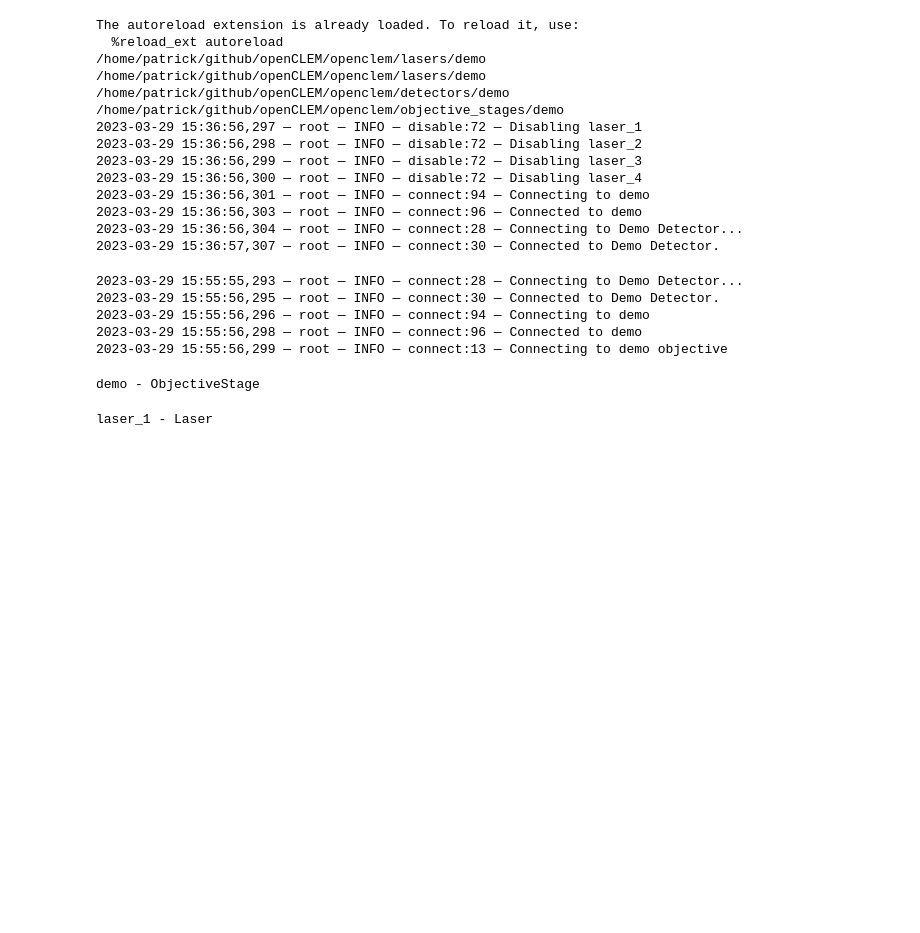
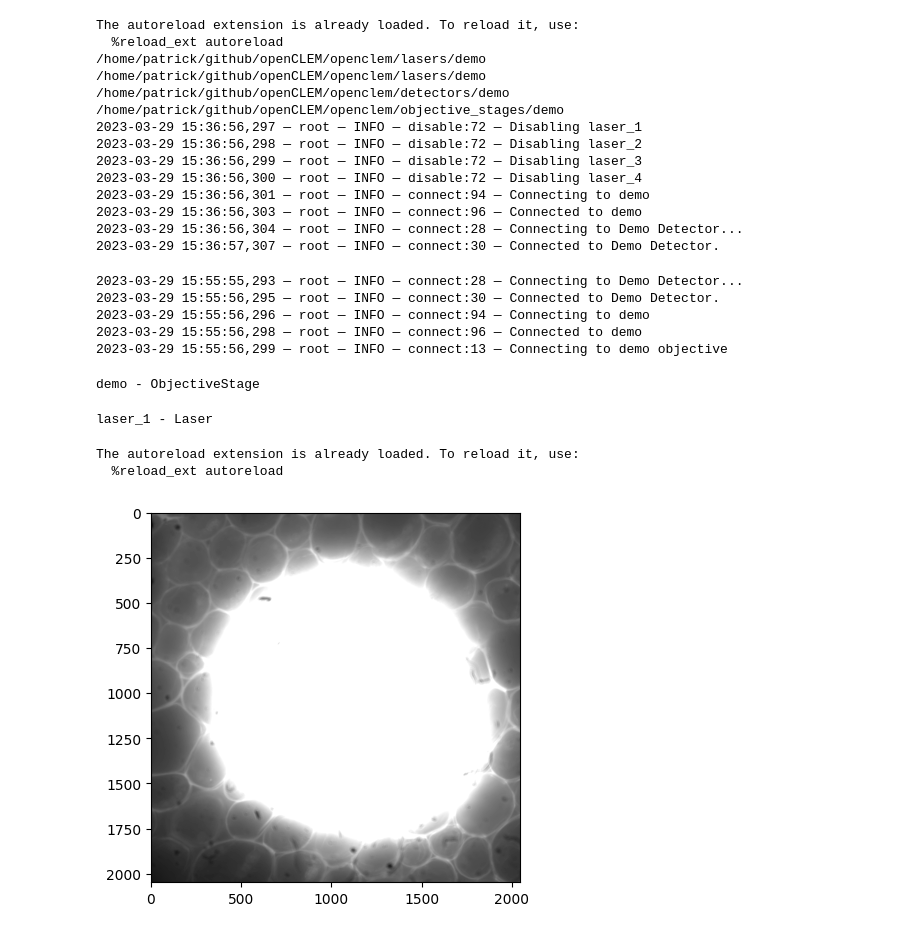
Before and after one commit to DeMarcoLab/openCLEM, a Jupyter notebook: scratch/notebook.ipynb, the cells around one changed output. Drawn from its saved outputs; the diff is of its cells as text; code cells hidden in the pictures; blank space fills up the shorter version.

```diff
--- a/scratch/notebook.ipynb
+++ b/scratch/notebook.ipynb
@@ -89,3 +89,17 @@ demo - ObjectiveStage
 lm._laser_controller.get_laser("laser_1")
 # %% [output]
 laser_1 - Laser
+# %%
+%load_ext autoreload
+%autoreload 2
+
+import matplotlib.pyplot as plt
+import numpy as np
+
+arr = np.load(r"C:\Users\Admin\Github\openclem\image.npy")
+plt.imshow(arr, cmap="gray")
+plt.show()
+# %% [output]
+The autoreload extension is already loaded. To reload it, use:
+  %reload_ext autoreload
+[figure, added]
```
Also changed, not shown: 12 other files.
